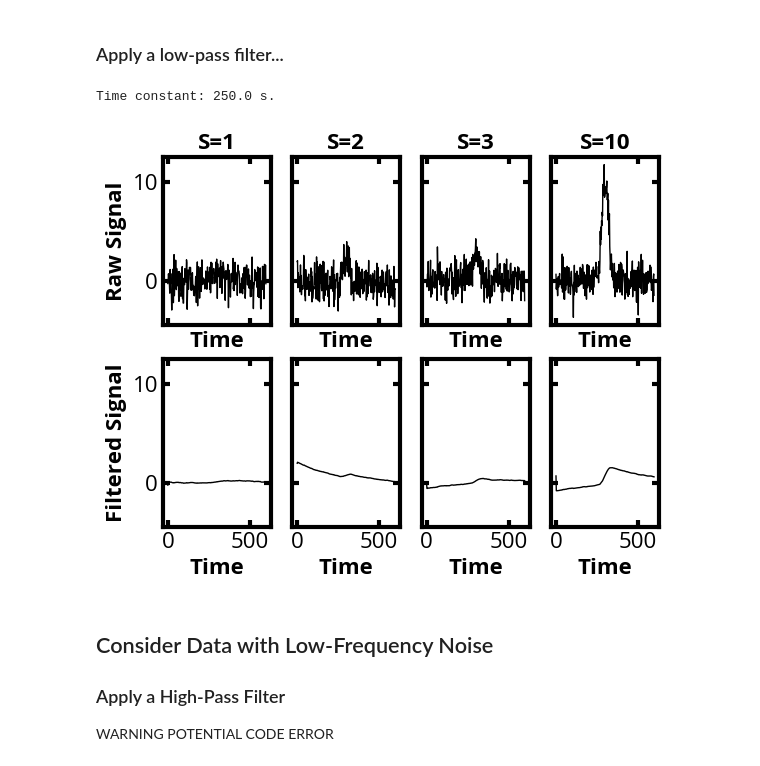
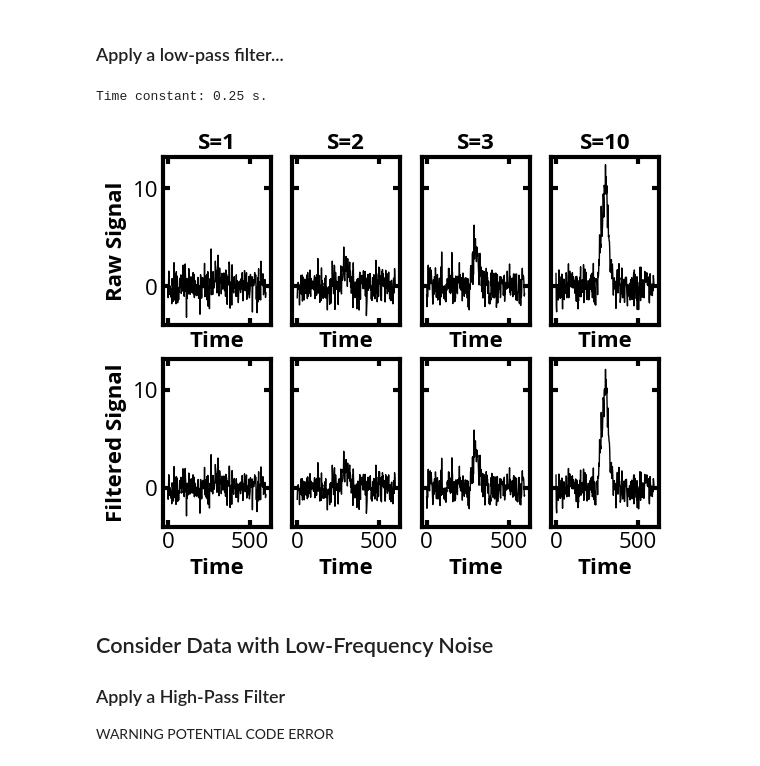
Before and after one commit to mfbush/instrumental-analysis, a Jupyter notebook: notebooks/transducers.ipynb, the cells around one changed output. Cells and saved outputs as stored; diff of their text form; code cells hidden in the pictures.

```diff
--- a/notebooks/transducers.ipynb
+++ b/notebooks/transducers.ipynb
@@ -149,7 +149,7 @@ colors = mpl.cm.magma(np.linspace(0,1,5))
 # %% [markdown]
 ### Apply a low-pass filter...
 # %%
-R = 500000. # Resistance in ohms
+R = 500. # Resistance in ohms
 C = 0.0005 # Capacitance in farads.
 
 RC = R*C     # Time constant in seconds.
@@ -163,35 +163,35 @@ dt = 2.
 time = np.arange(0,600.,dt)
 heights = [1,2,3,10]
 
 # Adapted from https://en.wikipedia.org/wiki/Low-pass_filter
 fc = 1./(2*np.pi*RC)
 alpha = (2*np.pi*dt*fc)/(2*np.pi*dt*fc+1.)
 
 for i in range(4):
 
     raw = np.zeros_like(time)
     raw += np.random.randn(np.size(time))
     peak = norm.pdf(time, tr,scale=20.)
     raw += peak*heights[i]/peak.max()
 
     ax[0,i].set_title('S='+str(heights[i]), fontweight='bold')
     ax[0,i].plot(time,raw,'k',lw=1)
     ax[0,i].set_xlabel('Time', fontweight='bold')
 
     # Adapted from # From https://en.wikipedia.org/wiki/Low-pass_filter
     filtered = raw
     for j in range(2,np.size(raw)):
         filtered[j] = filtered[j-1]+alpha*(raw[j]-filtered[j-1])
 
     ax[1,i].plot(time,filtered,'k',lw=1)
     ax[1,i].set_xlabel('Time', fontweight='bold')
 
 ax[0,0].set_ylabel('Raw Signal', fontweight='bold')
 ax[1,0].set_ylabel('Filtered Signal', fontweight='bold')
 plt.show()
 # %% [output]
-Time constant: 250.0 s.
+Time constant: 0.25 s.
-[figure, old version]
+[figure, new version]
 # %% [markdown]
 ## Consider Data with Low-Frequency Noise
 ### Apply a High-Pass Filter
```
Also changed, not shown: parts of 1 cell of this notebook.
